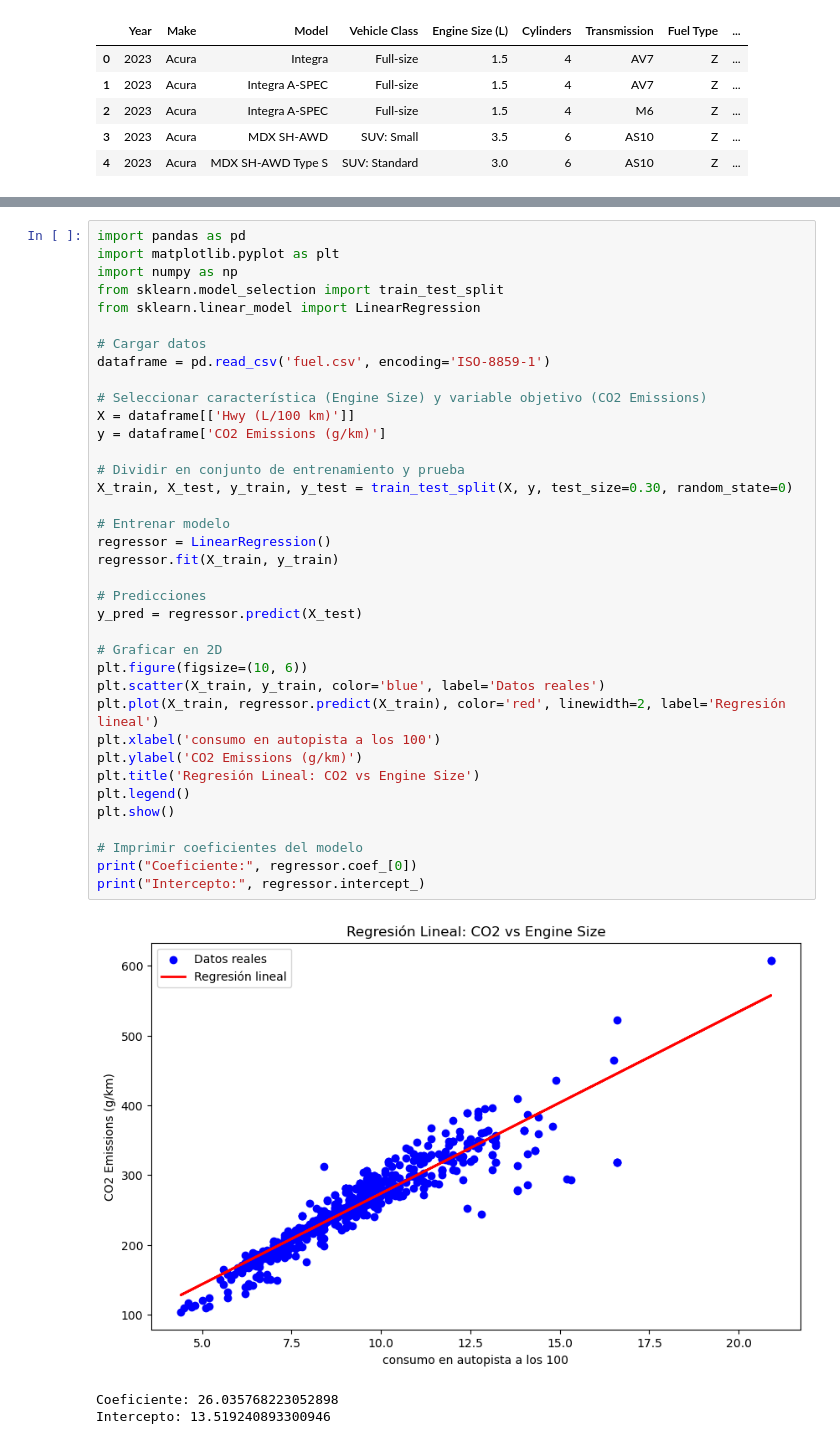
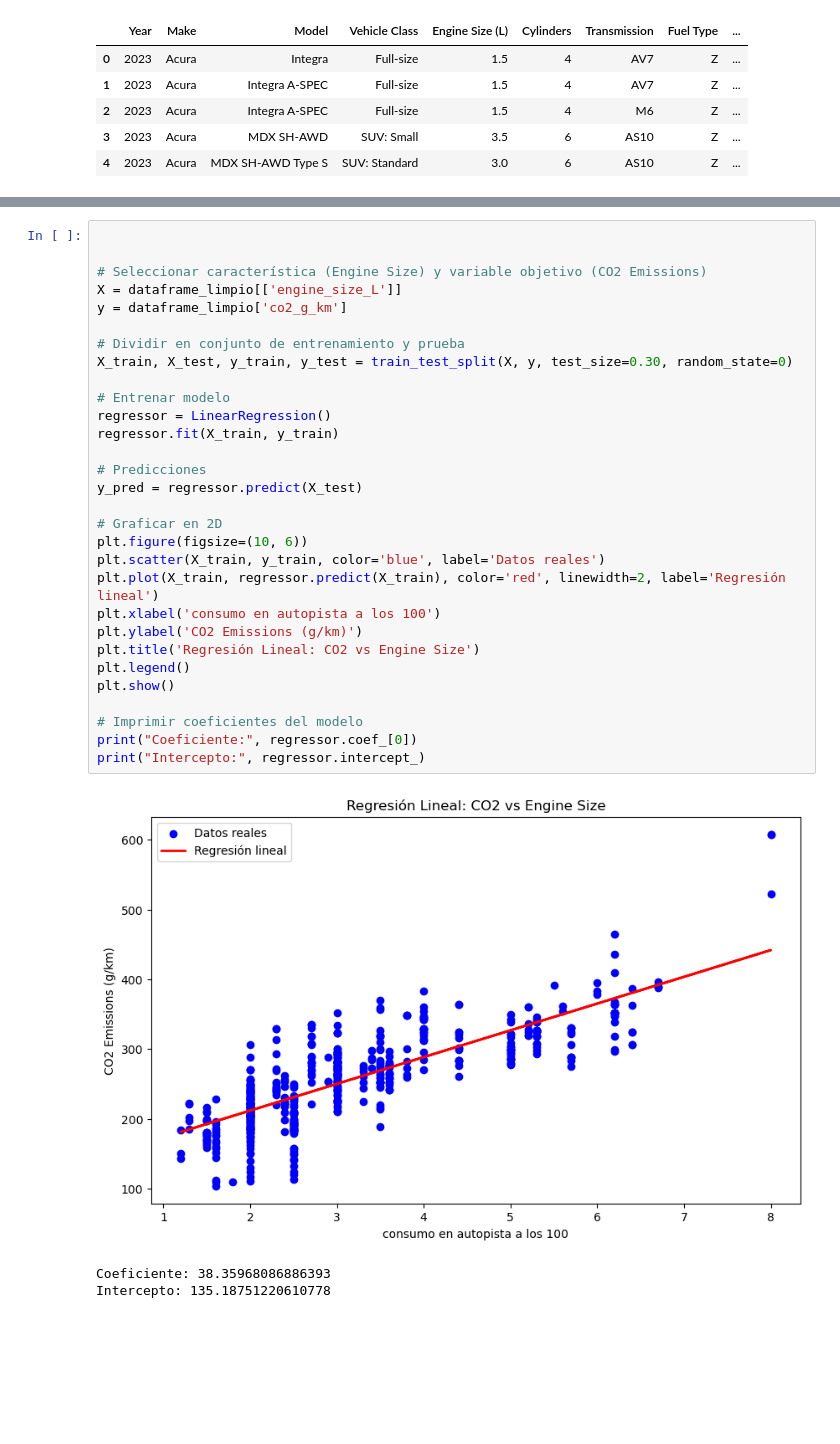
Before and after one commit to EnriqueGranadosMartinez/fuel, a Jupyter notebook: fuel_kike/fuel.ipynb, the cells around one changed output, grey strips where cells are left out. Drawn from its saved outputs; the diff is of its cells as text; blank space fills up the shorter version.

```diff
--- a/fuel_kike/fuel.ipynb
+++ b/fuel_kike/fuel.ipynb
@@ -61,41 +57,34 @@ El gasto estimado es de 6.22
 # %%
-import pandas as pd
-import matplotlib.pyplot as plt
-import numpy as np
-from sklearn.model_selection import train_test_split
-from sklearn.linear_model import LinearRegression
 
-# Cargar datos
-dataframe = pd.read_csv('fuel.csv', encoding='ISO-8859-1')
 
 # Seleccionar característica (Engine Size) y variable objetivo (CO2 Emissions)
-X = dataframe[['Hwy (L/100 km)']]
-y = dataframe['CO2 Emissions (g/km)']
+X = dataframe_limpio[['engine_size_L']]
+y = dataframe_limpio['co2_g_km']
 
 # Dividir en conjunto de entrenamiento y prueba
 X_train, X_test, y_train, y_test = train_test_split(X, y, test_size=0.30, random_state=0)
 
 # Entrenar modelo
 regressor = LinearRegression()
 regressor.fit(X_train, y_train)
 
 # Predicciones
 y_pred = regressor.predict(X_test)
 
 # Graficar en 2D
 plt.figure(figsize=(10, 6))
 plt.scatter(X_train, y_train, color='blue', label='Datos reales')
 plt.plot(X_train, regressor.predict(X_train), color='red', linewidth=2, label='Regresión lineal')
 plt.xlabel('consumo en autopista a los 100')
 plt.ylabel('CO2 Emissions (g/km)')
 plt.title('Regresión Lineal: CO2 vs Engine Size')
 plt.legend()
 plt.show()
 
 # Imprimir coeficientes del modelo
 print("Coeficiente:", regressor.coef_[0])
 print("Intercepto:", regressor.intercept_)
 # %% [output]
-[figure, old version]
+[figure, new version]
-Coeficiente: 26.035768223052898
-Intercepto: 13.519240893300946
+Coeficiente: 38.35968086886393
+Intercepto: 135.18751220610778
```
Also changed, not shown: parts of 3 cells of this notebook.
